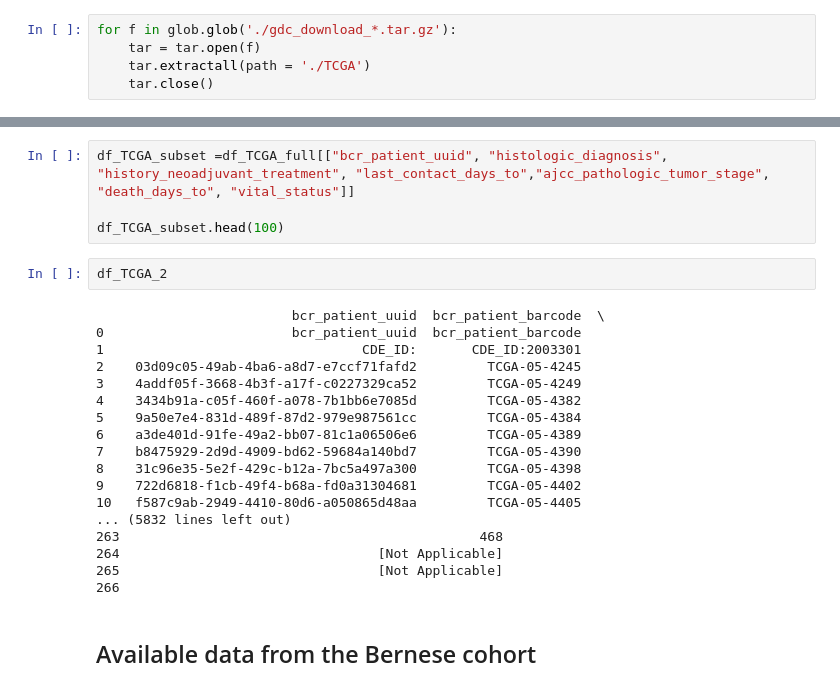
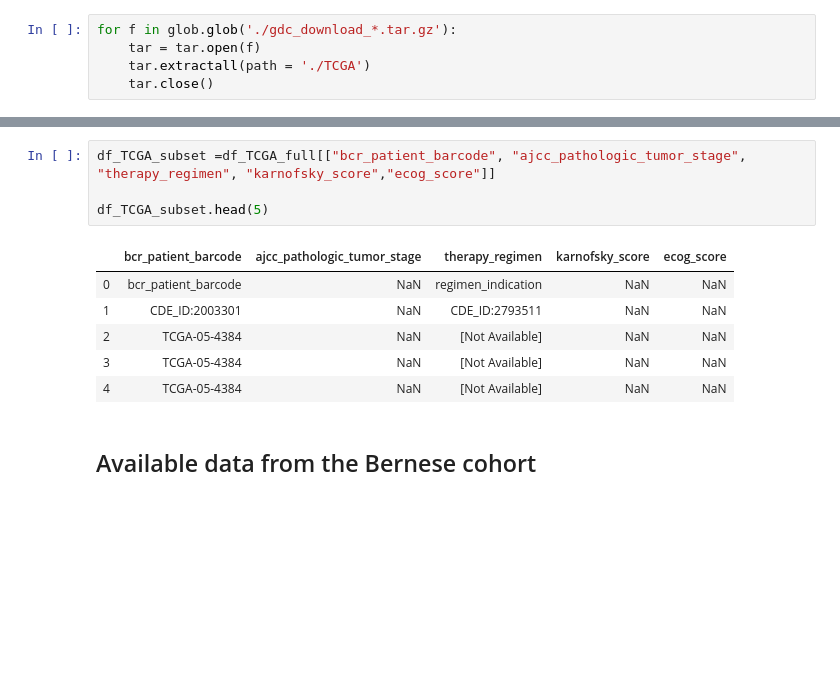
Before and after one commit to GuySchnidrig/CAS-2020-21, a Jupyter notebook: Module_2.ipynb, the cells around one changed output, grey strips where cells are left out. Saved outputs shown, nothing was run; the diff lists cells and outputs as text; blank space fills up the shorter version.

```diff
--- a/Module_2.ipynb
+++ b/Module_2.ipynb
@@ -135,27 +168,14 @@ all_TGCA_df
 # %%
-df_TCGA_subset =df_TCGA_full[["bcr_patient_uuid", "histologic_diagnosis", "history_neoadjuvant_treatment", "last_contact_days_to","ajcc_pathologic_tumor_stage", "death_days_to", "vital_status"]]
+df_TCGA_subset =df_TCGA_full[["bcr_patient_barcode", "ajcc_pathologic_tumor_stage", "therapy_regimen", "karnofsky_score","ecog_score"]]
 
-df_TCGA_subset.head(100)
+df_TCGA_subset.head(5)
+# %% [output]
+|  | bcr_patient_barcode | ajcc_pathologic_tumor_stage | therapy_regimen | karnofsky_score | ecog_score |
+| 0 | bcr_patient_barcode | NaN | regimen_indication | NaN | NaN |
+| 1 | CDE_ID:2003301 | NaN | CDE_ID:2793511 | NaN | NaN |
+| 2 | TCGA-05-4384 | NaN | [Not Available] | NaN | NaN |
+| 3 | TCGA-05-4384 | NaN | [Not Available] | NaN | NaN |
+| 4 | TCGA-05-4384 | NaN | [Not Available] | NaN | NaN |
-# %%
-df_TCGA_2
-# %% [output]
-                         bcr_patient_uuid  bcr_patient_barcode  \
-0                        bcr_patient_uuid  bcr_patient_barcode
-1                                 CDE_ID:       CDE_ID:2003301
-2    03d09c05-49ab-4ba6-a8d7-e7ccf71fafd2         TCGA-05-4245
-3    4addf05f-3668-4b3f-a17f-c0227329ca52         TCGA-05-4249
-4    3434b91a-c05f-460f-a078-7b1bb6e7085d         TCGA-05-4382
-5    9a50e7e4-831d-489f-87d2-979e987561cc         TCGA-05-4384
-6    a3de401d-91fe-49a2-bb07-81c1a06506e6         TCGA-05-4389
-7    b8475929-2d9d-4909-bd62-59684a140bd7         TCGA-05-4390
-8    31c96e35-5e2f-429c-b12a-7bc5a497a300         TCGA-05-4398
-9    722d6818-f1cb-49f4-b68a-fd0a31304681         TCGA-05-4402
-10   f587c9ab-2949-4410-80d6-a050865d48aa         TCGA-05-4405
-... (5832 lines left out)
-263                                              468
-264                                 [Not Applicable]
-265                                 [Not Applicable]
-266
 # %% [markdown]
 ## Available data from the Bernese cohort
 # %% [markdown]
```
Also changed, not shown: parts of 35 cells of this notebook.
